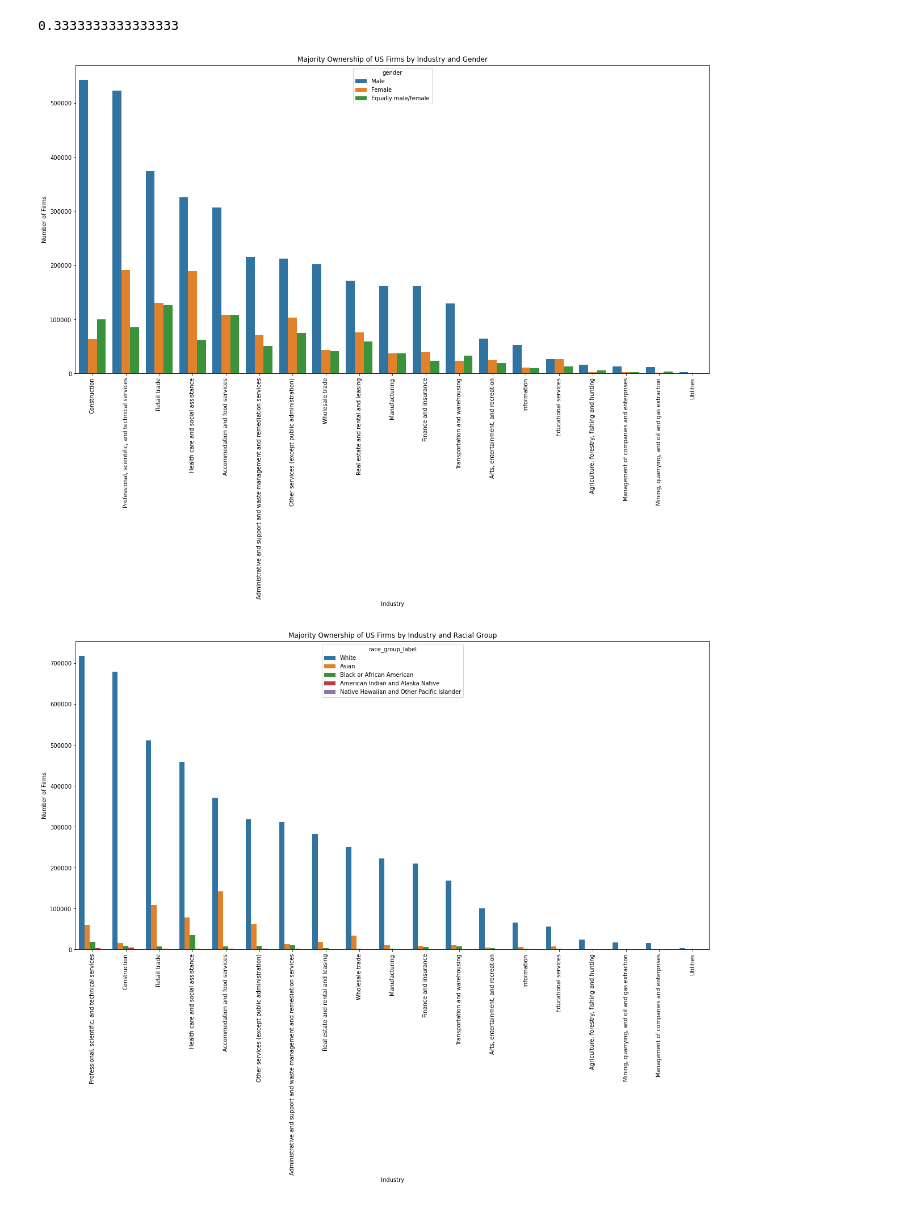
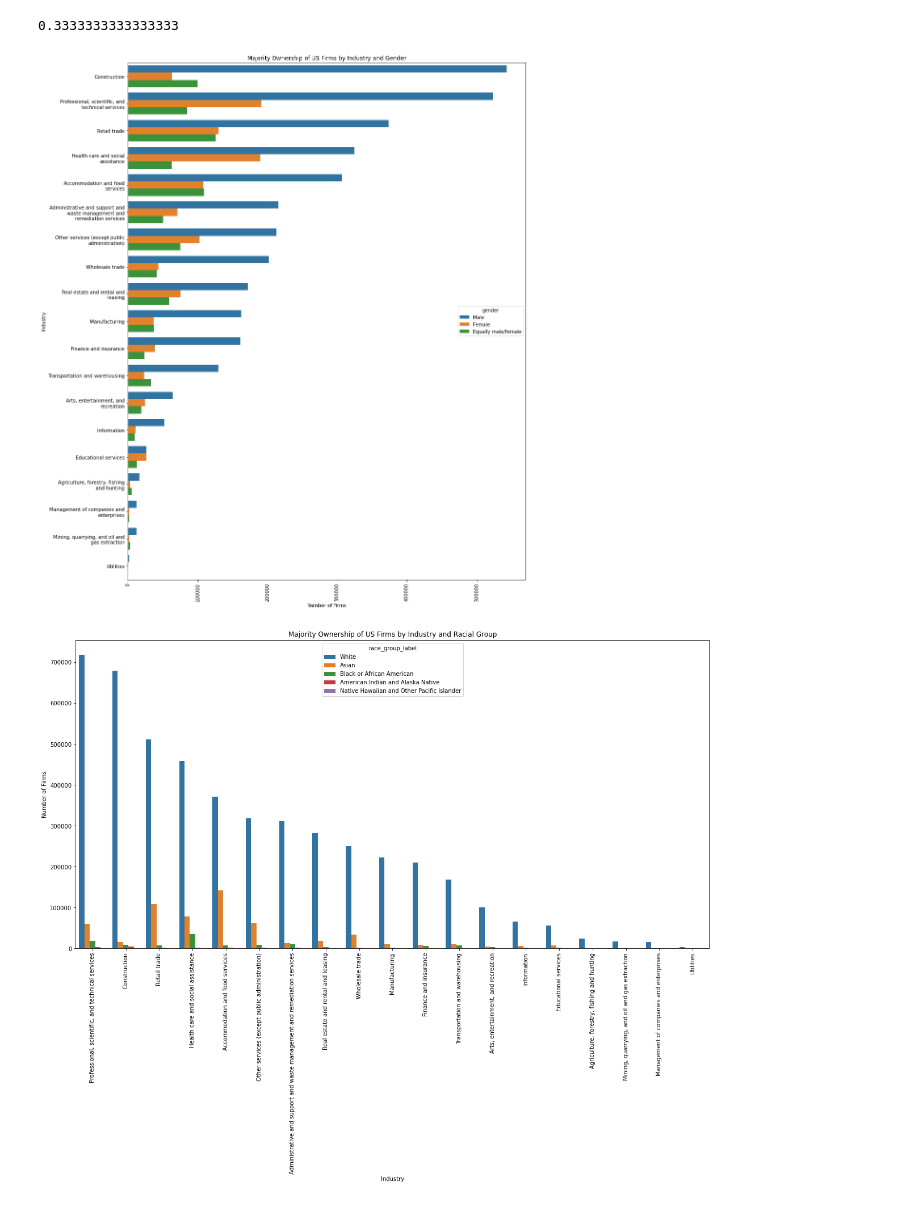
Before and after one commit to jedc4xer/abs_group_assessment, a Jupyter notebook: jake_working_copy.ipynb, the cells around one changed output. Saved outputs shown, nothing was run; the diff lists cells and outputs as text; code cells hidden in the pictures.

Commit message:
Beautify 2 visuals

```diff
--- a/jake_working_copy.ipynb
+++ b/jake_working_copy.ipynb
@@ -170,21 +170,24 @@ workingDF = workingDF[workingDF['gender'] != 'Total']
 workingDF = workingDF[workingDF['industry'] != 'Total for all sectors']
 
 workingDF = workingDF.sort_values(by = 'firmpdemp', ascending = False)
+labels = workingDF['industry'].unique()
+labels = [ '\n'.join(wrap(l, 30)) for l in labels ]
 # %%
 
 #workingDF.plot.bar(x = 'industry', y = 'firmpdemp', figsize = (15,15))
 # %%
-plt.figure(figsize=(20, 10))
+plt.figure(figsize=(15, 20))
 
-ax = sns.barplot(data = workingDF, x = 'industry', y = 'firmpdemp', hue = 'gender')
-ax.set(xlabel ="Industry", ylabel = "Number of Firms", title ='Majority Ownership of US Firms by Industry and Gender')
+ax = sns.barplot(data = workingDF, y = 'industry', x = 'firmpdemp', hue = 'gender')
+ax.set(xlabel ="Number of Firms", ylabel = "Industry", title ='Majority Ownership of US Firms by Industry and Gender')
+ax.set_yticklabels(labels)
 plt.xticks(rotation = 90);
 #Education Services has the highest female ownership:male ownership ratio, followed by health care and social services
 #The most male-dominated industry tracked is construction
 #The industry with the greatest occurrence of equal male/female ownership was in retail trade
 #US population is ~50.5% female
 # %% [output]
-[figure, old version]
+[figure, new version]
 # %%
 #Investigate construction gender disparity by state
 #Do a lambda to calculate ratio of male:female
```
Also changed, not shown: parts of 2 cells of this notebook.
